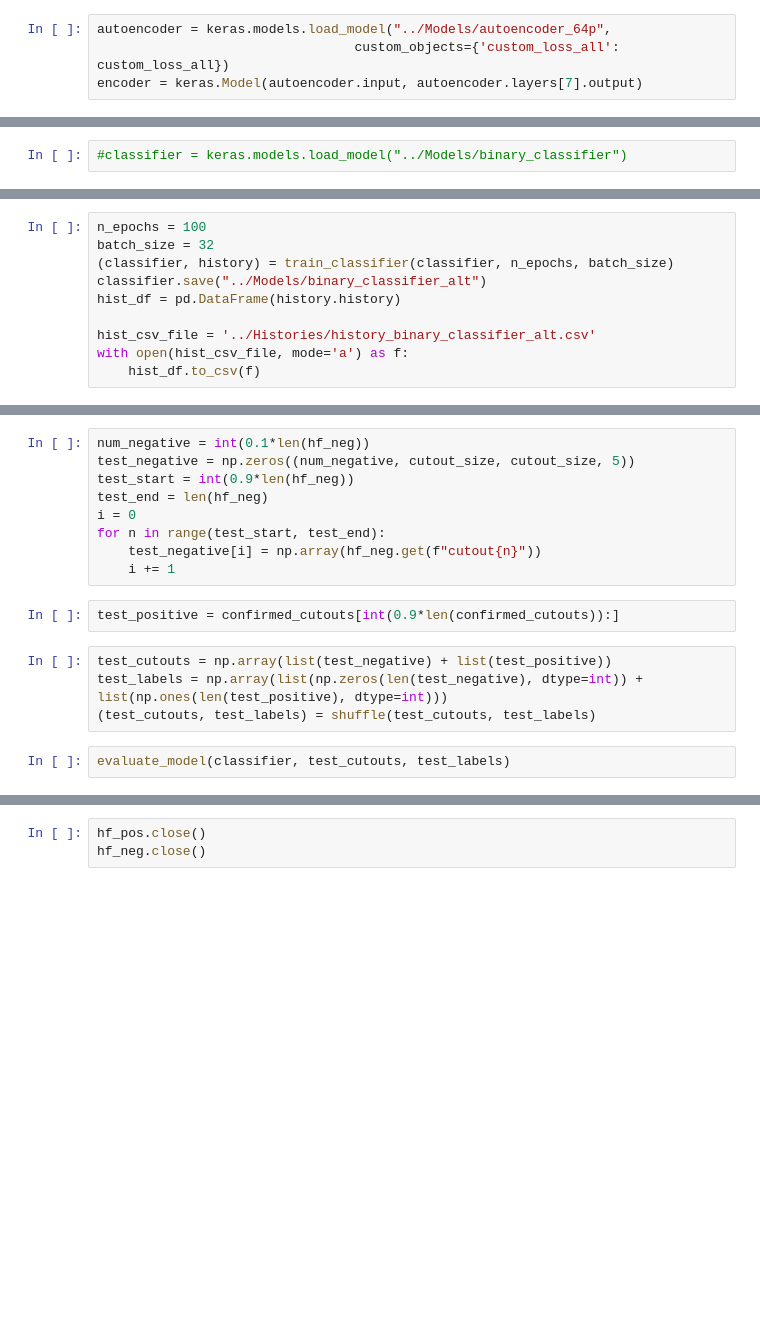
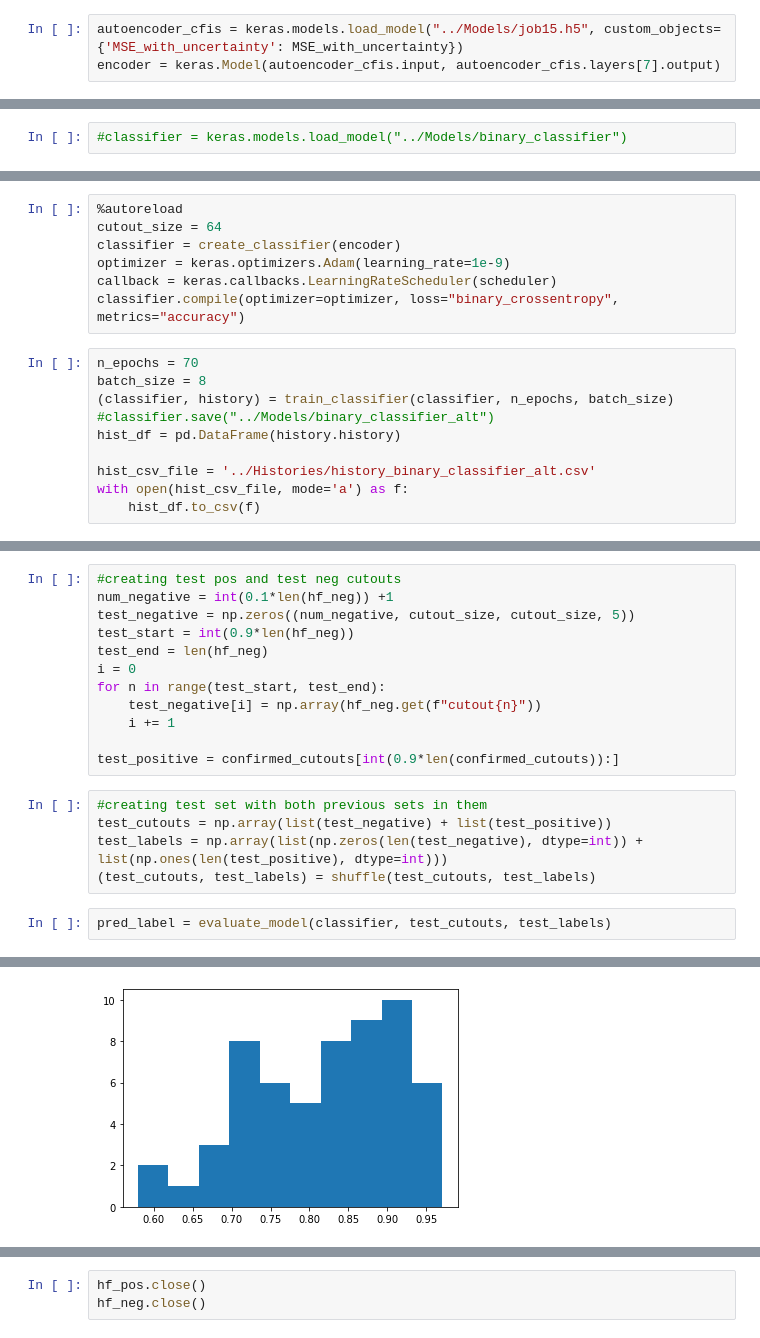
Before and after one commit to AnaHoban/lensing, a Jupyter notebook: Code/Batch Loading/Currently used/Lens Binary Classifier.ipynb, the cells around one changed output, grey strips where cells are left out. Drawn from its saved outputs; the diff is of its cells as text; blank space fills up the shorter version.

Commit message:
new classifier working

```diff
--- a/Code/Batch Loading/Currently used/Lens Binary Classifier.ipynb
+++ b/Code/Batch Loading/Currently used/Lens Binary Classifier.ipynb
@@ -156,7 +235,6 @@ def masked_MSE_with_uncertainty(y_true, y_pred):
 # %%
-autoencoder = keras.models.load_model("../Models/autoencoder_64p",
-                                 custom_objects={'custom_loss_all': custom_loss_all})
-encoder = keras.Model(autoencoder.input, autoencoder.layers[7].output)
+autoencoder_cfis = keras.models.load_model("../Models/job15.h5", custom_objects={'MSE_with_uncertainty': MSE_with_uncertainty})
+encoder = keras.Model(autoencoder_cfis.input, autoencoder_cfis.layers[7].output)
 # %%
 for i in range(len(encoder.layers)):
     encoder.layers[i].trainable = False
@@ -200,8 +282,15 @@ keras.utils.plot_model(classifier, to_file="../Models/binary_classifier.png", sh
+# %%
+%autoreload
+cutout_size = 64
+classifier = create_classifier(encoder)
+optimizer = keras.optimizers.Adam(learning_rate=1e-9)
+callback = keras.callbacks.LearningRateScheduler(scheduler)
+classifier.compile(optimizer=optimizer, loss="binary_crossentropy", metrics="accuracy")
 # %%
-n_epochs = 100
-batch_size = 32
+n_epochs = 70
+batch_size = 8
 (classifier, history) = train_classifier(classifier, n_epochs, batch_size)
-classifier.save("../Models/binary_classifier_alt")
+#classifier.save("../Models/binary_classifier_alt")
 hist_df = pd.DataFrame(history.history)
 
 hist_csv_file = '../Histories/history_binary_classifier_alt.csv'
@@ -212,5 +324,6 @@ plot_loss_curves(history.history, figname="binary_classifier_alt.png")
 # %%
-num_negative = int(0.1*len(hf_neg))
+#creating test pos and test neg cutouts
+num_negative = int(0.1*len(hf_neg)) +1
 test_negative = np.zeros((num_negative, cutout_size, cutout_size, 5))
 test_start = int(0.9*len(hf_neg))
 test_end = len(hf_neg)
@@ -218,11 +331,13 @@ i = 0
 for n in range(test_start, test_end):
     test_negative[i] = np.array(hf_neg.get(f"cutout{n}"))
     i += 1
+
+test_positive = confirmed_cutouts[int(0.9*len(confirmed_cutouts)):]
-# %%
-test_positive = confirmed_cutouts[int(0.9*len(confirmed_cutouts)):]
 # %%
+#creating test set with both previous sets in them
 test_cutouts = np.array(list(test_negative) + list(test_positive))
 test_labels = np.array(list(np.zeros(len(test_negative), dtype=int)) + list(np.ones(len(test_positive), dtype=int)))
 (test_cutouts, test_labels) = shuffle(test_cutouts, test_labels)
 # %%
-evaluate_model(classifier, test_cutouts, test_labels)
+pred_label = evaluate_model(classifier, test_cutouts, test_labels)
+# %% [output]
@@ -228,0 +361 @@ evaluate_model(classifier, test_cutouts, test_labels)
+[figure, added]
```
Also changed, not shown: parts of 39 cells of this notebook, 24 other files.
